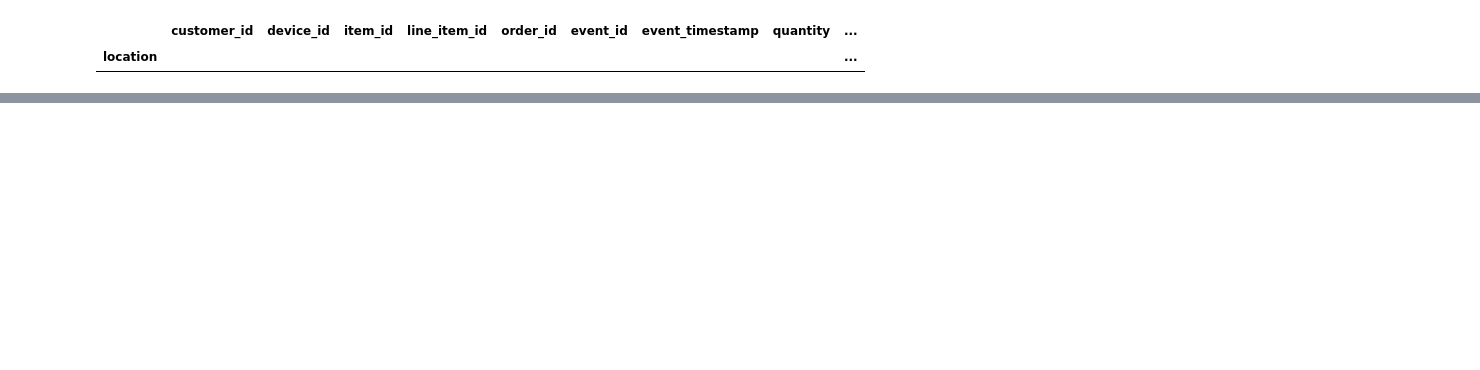
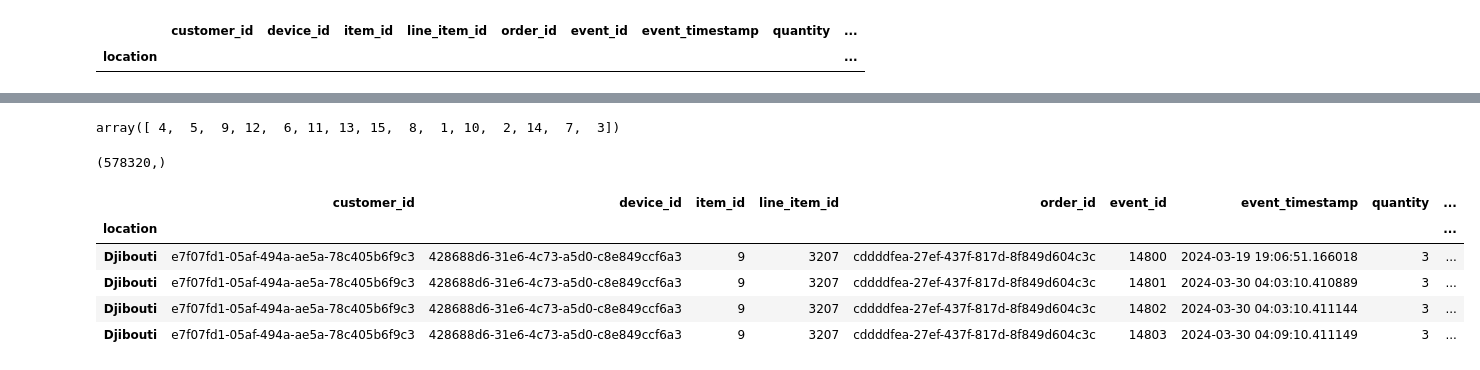
Before and after one commit to Oadenuga/Ai_engineering-Task, a Jupyter notebook: Adenuga_Task_15_DataW/task_15.ipynb, the cells around one changed output, grey strips where cells are left out. Drawn from its saved outputs; the diff is of its cells as text; code cells hidden in the pictures; blank space fills up the shorter version.

```diff
--- a/Adenuga_Task_15_DataW/task_15.ipynb
+++ b/Adenuga_Task_15_DataW/task_15.ipynb
@@ -84,4 +85,4 @@ sales.loc[0:10, 'customer_id': 'status']
 | 9 | cda7bec0-7cbf-4145-baf9-e049bab94504 | 33b485de-7338-4997-b1d0-b988ba17b245 | 12 | 3204 | 9e950ce3-2e12-479c-a051-493c1a497d49 | 14787 | 2024-03-27 07:14:33.987347 | 1 | ... |
 | 10 | cda7bec0-7cbf-4145-baf9-e049bab94504 | 33b485de-7338-4997-b1d0-b988ba17b245 | 6 | 3205 | 9e950ce3-2e12-479c-a051-493c1a497d49 | 14787 | 2024-03-27 07:14:33.987347 | 2 | ... |
 # %%
-# sales.set_index("location", inplace= True)
+sales.set_index("location", inplace= True)
@@ -919,0 +926,18 @@ new_cuz.shape[0]
+# %%
+sales["item_id"].unique()
+# %% [output]
+array([ 4,  5,  9, 12,  6, 11, 13, 15,  8,  1, 10,  2, 14,  7,  3])
+# %%
+mask4= (sales["status"].str.contains("failed"))
+mask4.shape
+# %% [output]
+(578320,)
+# %%
+sales.loc[mask4].head(4)
+# %% [output]
+|  | customer_id | device_id | item_id | line_item_id | order_id | event_id | event_timestamp | quantity | ... |
+| location |  |  |  |  |  |  |  |  | ... |
+| Djibouti | e7f07fd1-05af-494a-ae5a-78c405b6f9c3 | 428688d6-31e6-4c73-a5d0-c8e849ccf6a3 | 9 | 3207 | cddddfea-27ef-437f-817d-8f849d604c3c | 14800 | 2024-03-19 19:06:51.166018 | 3 | ... |
+| Djibouti | e7f07fd1-05af-494a-ae5a-78c405b6f9c3 | 428688d6-31e6-4c73-a5d0-c8e849ccf6a3 | 9 | 3207 | cddddfea-27ef-437f-817d-8f849d604c3c | 14801 | 2024-03-30 04:03:10.410889 | 3 | ... |
+| Djibouti | e7f07fd1-05af-494a-ae5a-78c405b6f9c3 | 428688d6-31e6-4c73-a5d0-c8e849ccf6a3 | 9 | 3207 | cddddfea-27ef-437f-817d-8f849d604c3c | 14802 | 2024-03-30 04:03:10.411144 | 3 | ... |
+| Djibouti | e7f07fd1-05af-494a-ae5a-78c405b6f9c3 | 428688d6-31e6-4c73-a5d0-c8e849ccf6a3 | 9 | 3207 | cddddfea-27ef-437f-817d-8f849d604c3c | 14803 | 2024-03-30 04:09:10.411149 | 3 | ... |
```
Also changed, not shown: parts of 58 cells of this notebook, 1 other file.
